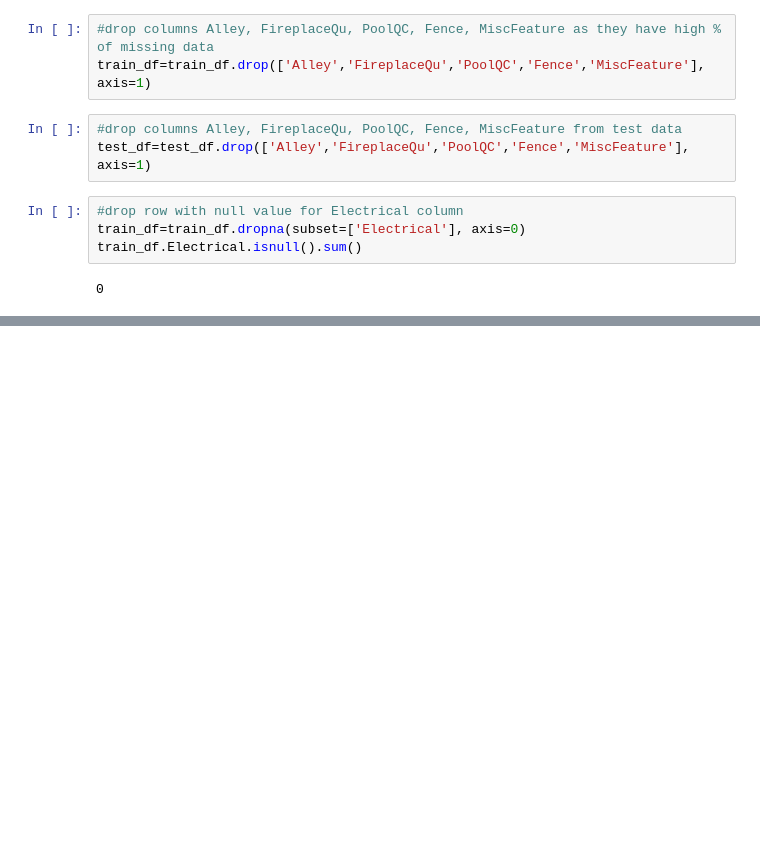
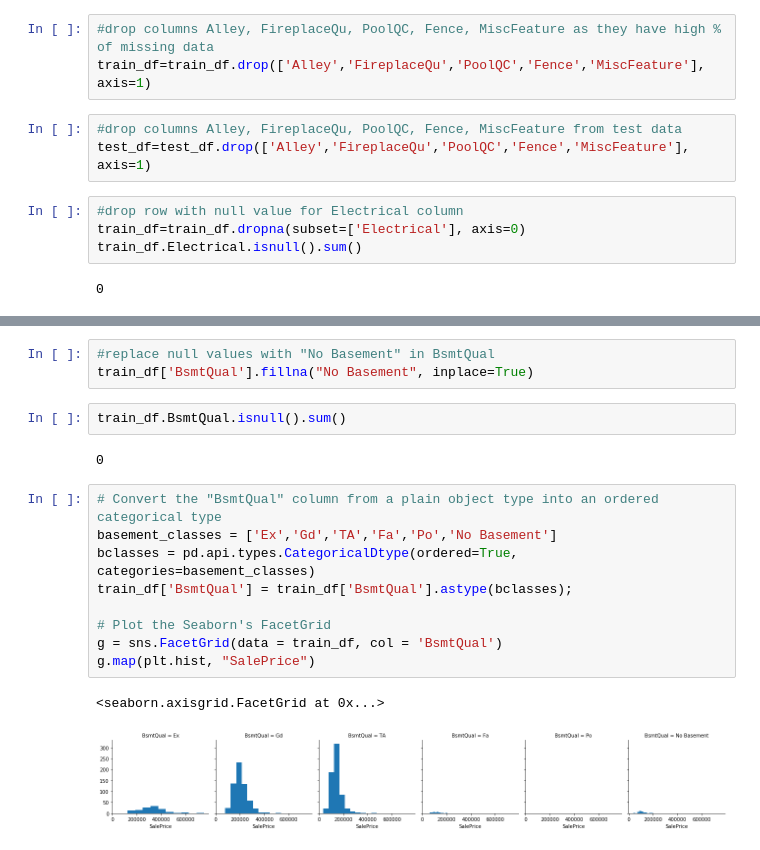
Before and after one commit to webpagearshi/Housing-Prices-with-Azure, a Jupyter notebook: project_files/housing-prediction-wrangling.ipynb, the cells around one changed output, grey strips where cells are left out. Saved outputs shown, nothing was run; the diff lists cells and outputs as text; blank space fills up the shorter version.

Commit message:
chore cleaning data

```diff
--- a/project_files/housing-prediction-wrangling.ipynb
+++ b/project_files/housing-prediction-wrangling.ipynb
@@ -72,0 +87,19 @@ train_df.Electrical.isnull().sum()
+# %%
+#replace null values with "No Basement" in BsmtQual
+train_df['BsmtQual'].fillna("No Basement", inplace=True)
+# %%
+train_df.BsmtQual.isnull().sum()
+# %% [output]
+0
+# %%
+# Convert the "BsmtQual" column from a plain object type into an ordered categorical type
+basement_classes = ['Ex','Gd','TA','Fa','Po','No Basement']
+bclasses = pd.api.types.CategoricalDtype(ordered=True, categories=basement_classes)
+train_df['BsmtQual'] = train_df['BsmtQual'].astype(bclasses);
+
+# Plot the Seaborn's FacetGrid
+g = sns.FacetGrid(data = train_df, col = 'BsmtQual')
+g.map(plt.hist, "SalePrice")
+# %% [output]
+<seaborn.axisgrid.FacetGrid at 0x...>
+[figure, added]
```
Also changed, not shown: parts of 19 cells of this notebook.
